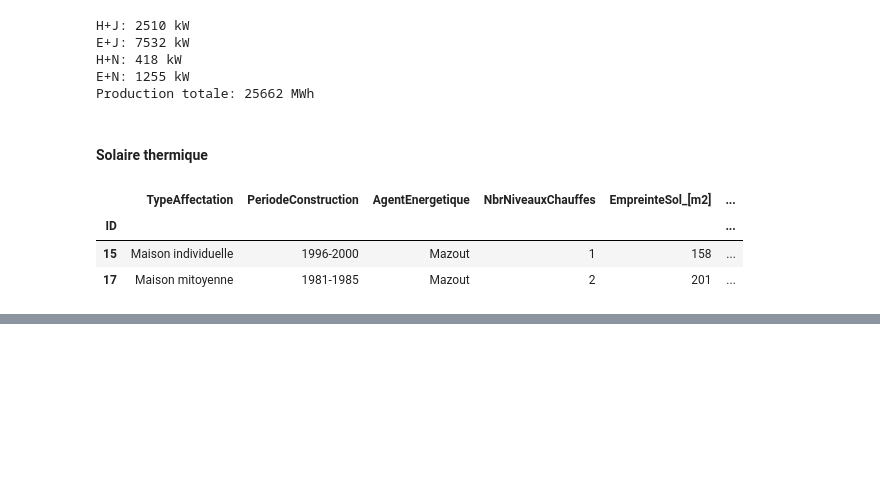
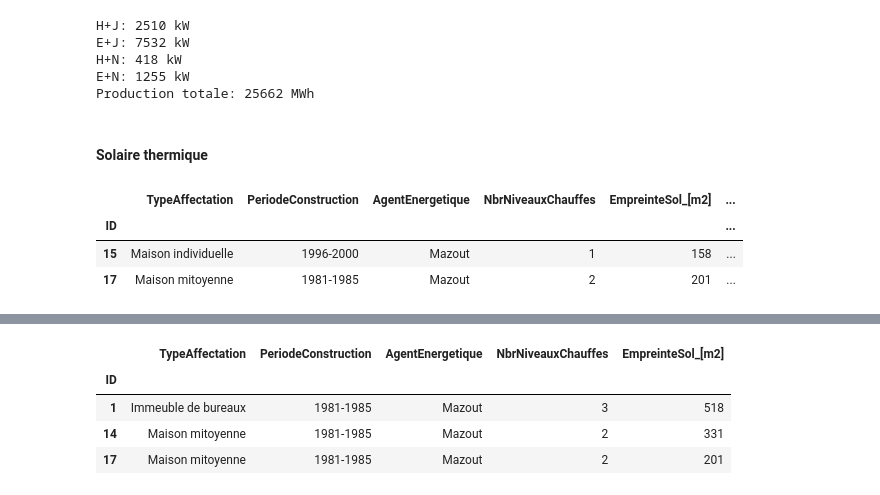
Before and after one commit to ppuertocrem/gezu, a Jupyter notebook: GEZU_2018-Correction.ipynb, the cells around one changed output, grey strips where cells are left out. Drawn from its saved outputs; the diff is of its cells as text; code cells hidden in the pictures; blank space fills up the shorter version.

```diff
--- a/GEZU_2018-Correction.ipynb
+++ b/GEZU_2018-Correction.ipynb
@@ -257,0 +286,8 @@ Production totale 19.0 MWh
+# %%
+data_sce1.loc[(data_sce1["AgentEnergetique"] == "Mazout") & (data_sce1["PeriodeConstruction"] == "1981-1985")]
+# %% [output]
+|  | TypeAffectation | PeriodeConstruction | AgentEnergetique | NbrNiveauxChauffes | EmpreinteSol_[m2] |
+| ID |  |  |  |  |  |
+| 1 | Immeuble de bureaux | 1981-1985 | Mazout | 3 | 518 |
+| 14 | Maison mitoyenne | 1981-1985 | Mazout | 2 | 331 |
+| 17 | Maison mitoyenne | 1981-1985 | Mazout | 2 | 201 |
```
Also changed, not shown: parts of 8 cells of this notebook, 1 other file.
